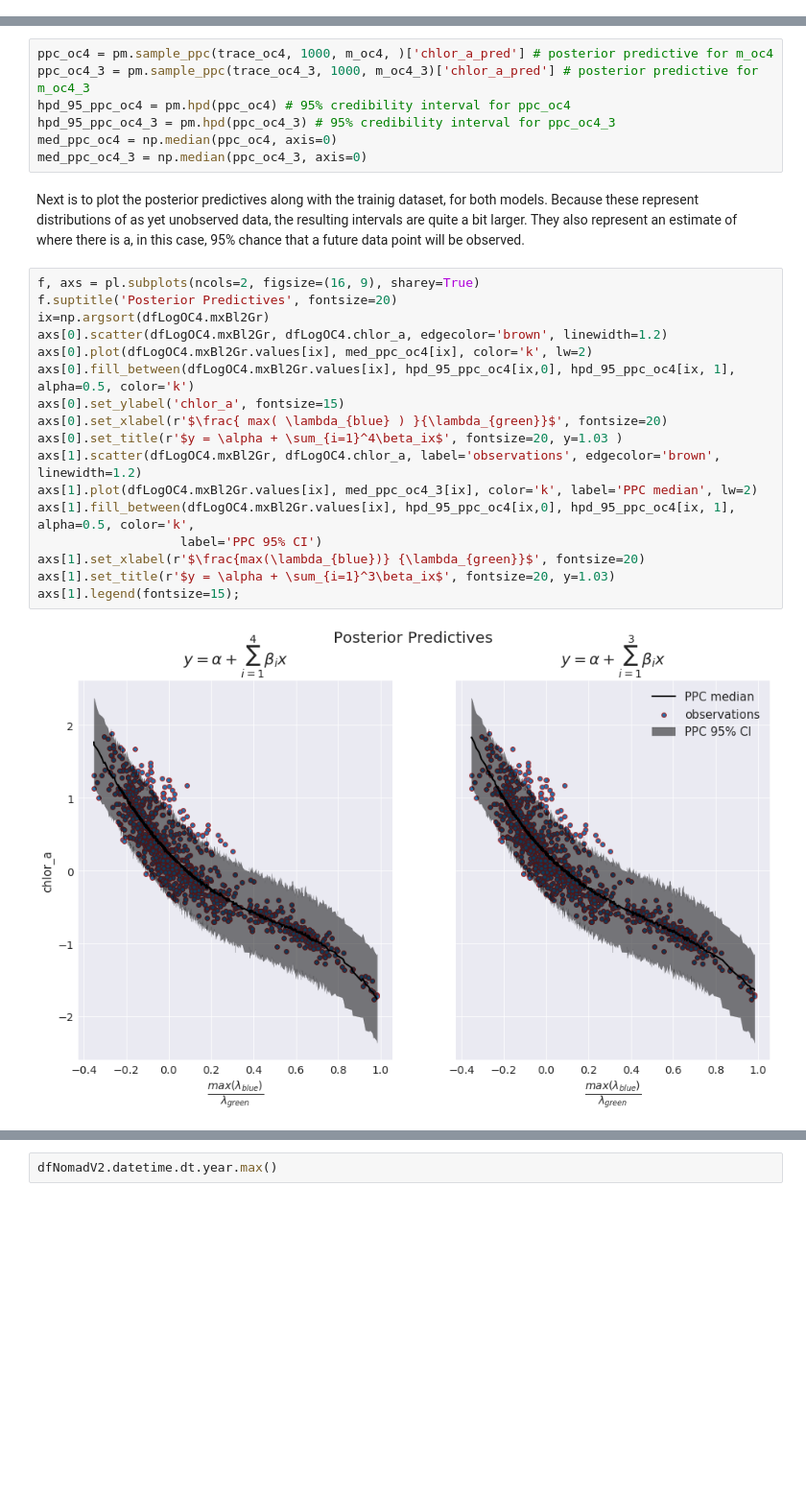
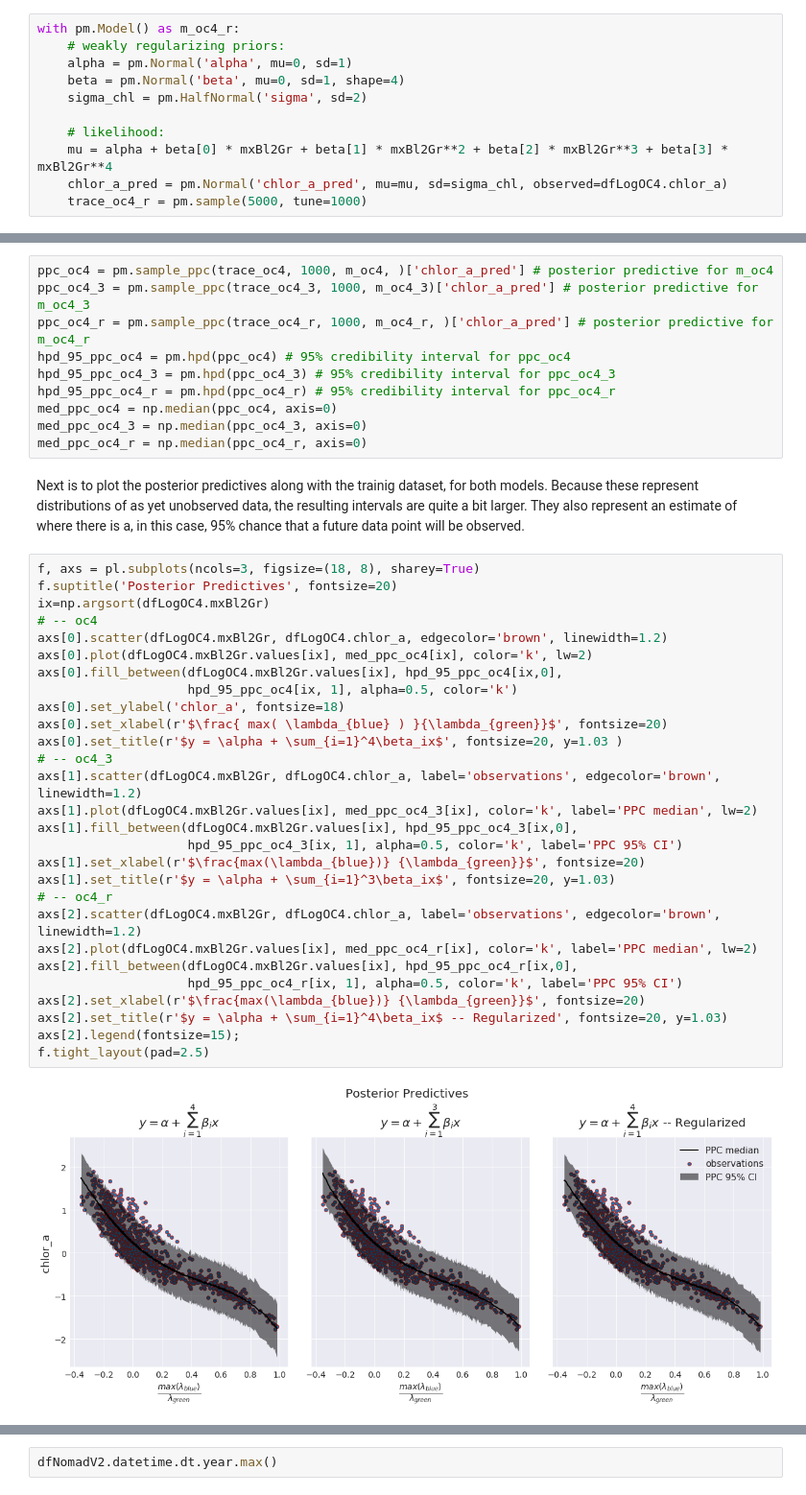
Before and after one commit to madHatter106/Bayesian-Chlorophyll, a Jupyter notebook: Bayesian Modeling for Oceanographers - 2 - Inference using OC4.ipynb, the cells around one changed output, grey strips where cells are left out. Shown at 96% size. Saved outputs shown, nothing was run; the diff lists cells and outputs as text; blank space fills up the shorter version.

```diff
--- a/Bayesian Modeling for Oceanographers - 2 - Inference using OC4.ipynb
+++ b/Bayesian Modeling for Oceanographers - 2 - Inference using OC4.ipynb
@@ -247,0 +282,11 @@ axs = pm.plot_posterior(trace_oc4_3, varnames=['alpha', 'beta'],
+# %%
+with pm.Model() as m_oc4_r:
+    # weakly regularizing priors:
+    alpha = pm.Normal('alpha', mu=0, sd=1)
+    beta = pm.Normal('beta', mu=0, sd=1, shape=4)
+    sigma_chl = pm.HalfNormal('sigma', sd=2)
+
+    # likelihood:
+    mu = alpha + beta[0] * mxBl2Gr + beta[1] * mxBl2Gr**2 + beta[2] * mxBl2Gr**3 + beta[3] * mxBl2Gr**4
+    chlor_a_pred = pm.Normal('chlor_a_pred', mu=mu, sd=sigma_chl, observed=dfLogOC4.chlor_a)
+    trace_oc4_r = pm.sample(5000, tune=1000)
@@ -324,29 +419,43 @@ The library I use, PyMC3, makes it easy to sample from the posterior predictives
 # %%
 ppc_oc4 = pm.sample_ppc(trace_oc4, 1000, m_oc4, )['chlor_a_pred'] # posterior predictive for m_oc4
 ppc_oc4_3 = pm.sample_ppc(trace_oc4_3, 1000, m_oc4_3)['chlor_a_pred'] # posterior predictive for m_oc4_3
+ppc_oc4_r = pm.sample_ppc(trace_oc4_r, 1000, m_oc4_r, )['chlor_a_pred'] # posterior predictive for m_oc4_r
 hpd_95_ppc_oc4 = pm.hpd(ppc_oc4) # 95% credibility interval for ppc_oc4
 hpd_95_ppc_oc4_3 = pm.hpd(ppc_oc4_3) # 95% credibility interval for ppc_oc4_3
+hpd_95_ppc_oc4_r = pm.hpd(ppc_oc4_r) # 95% credibility interval for ppc_oc4_r
 med_ppc_oc4 = np.median(ppc_oc4, axis=0)
 med_ppc_oc4_3 = np.median(ppc_oc4_3, axis=0)
+med_ppc_oc4_r = np.median(ppc_oc4_r, axis=0)
 # %% [markdown]
 Next is to plot the posterior predictives along with the trainig dataset, for both models. Because these represent distributions of as yet unobserved data, the resulting intervals are quite a bit larger. They also represent an estimate of where there is a, in this case, 95% chance that a future data point will be observed.
 # %%
-f, axs = pl.subplots(ncols=2, figsize=(16, 9), sharey=True)
+f, axs = pl.subplots(ncols=3, figsize=(18, 8), sharey=True)
 f.suptitle('Posterior Predictives', fontsize=20)
 ix=np.argsort(dfLogOC4.mxBl2Gr)
+# -- oc4
 axs[0].scatter(dfLogOC4.mxBl2Gr, dfLogOC4.chlor_a, edgecolor='brown', linewidth=1.2)
 axs[0].plot(dfLogOC4.mxBl2Gr.values[ix], med_ppc_oc4[ix], color='k', lw=2)
-axs[0].fill_between(dfLogOC4.mxBl2Gr.values[ix], hpd_95_ppc_oc4[ix,0], hpd_95_ppc_oc4[ix, 1], alpha=0.5, color='k')
-axs[0].set_ylabel('chlor_a', fontsize=15)
+axs[0].fill_between(dfLogOC4.mxBl2Gr.values[ix], hpd_95_ppc_oc4[ix,0],
+                    hpd_95_ppc_oc4[ix, 1], alpha=0.5, color='k')
+axs[0].set_ylabel('chlor_a', fontsize=18)
 axs[0].set_xlabel(r'$\frac{ max( \lambda_{blue} ) }{\lambda_{green}}$', fontsize=20)
 axs[0].set_title(r'$y = \alpha + \sum_{i=1}^4\beta_ix$', fontsize=20, y=1.03 )
+# -- oc4_3
 axs[1].scatter(dfLogOC4.mxBl2Gr, dfLogOC4.chlor_a, label='observations', edgecolor='brown', linewidth=1.2)
 axs[1].plot(dfLogOC4.mxBl2Gr.values[ix], med_ppc_oc4_3[ix], color='k', label='PPC median', lw=2)
-axs[1].fill_between(dfLogOC4.mxBl2Gr.values[ix], hpd_95_ppc_oc4[ix,0], hpd_95_ppc_oc4[ix, 1], alpha=0.5, color='k',
-                   label='PPC 95% CI')
+axs[1].fill_between(dfLogOC4.mxBl2Gr.values[ix], hpd_95_ppc_oc4_3[ix,0],
+                    hpd_95_ppc_oc4_3[ix, 1], alpha=0.5, color='k', label='PPC 95% CI')
 axs[1].set_xlabel(r'$\frac{max(\lambda_{blue})} {\lambda_{green}}$', fontsize=20)
 axs[1].set_title(r'$y = \alpha + \sum_{i=1}^3\beta_ix$', fontsize=20, y=1.03)
-axs[1].legend(fontsize=15);
+# -- oc4_r
+axs[2].scatter(dfLogOC4.mxBl2Gr, dfLogOC4.chlor_a, label='observations', edgecolor='brown', linewidth=1.2)
+axs[2].plot(dfLogOC4.mxBl2Gr.values[ix], med_ppc_oc4_r[ix], color='k', label='PPC median', lw=2)
+axs[2].fill_between(dfLogOC4.mxBl2Gr.values[ix], hpd_95_ppc_oc4_r[ix,0],
+                    hpd_95_ppc_oc4_r[ix, 1], alpha=0.5, color='k', label='PPC 95% CI')
+axs[2].set_xlabel(r'$\frac{max(\lambda_{blue})} {\lambda_{green}}$', fontsize=20)
+axs[2].set_title(r'$y = \alpha + \sum_{i=1}^4\beta_ix$ -- Regularized', fontsize=20, y=1.03)
+axs[2].legend(fontsize=15);
+f.tight_layout(pad=2.5)
 # %% [output]
-[figure, old version]
+[figure, new version]
 # %% [markdown]
```
Also changed, not shown: parts of 52 cells of this notebook.
